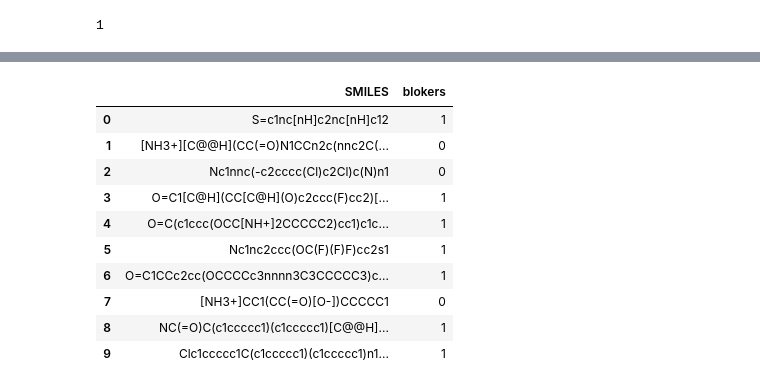
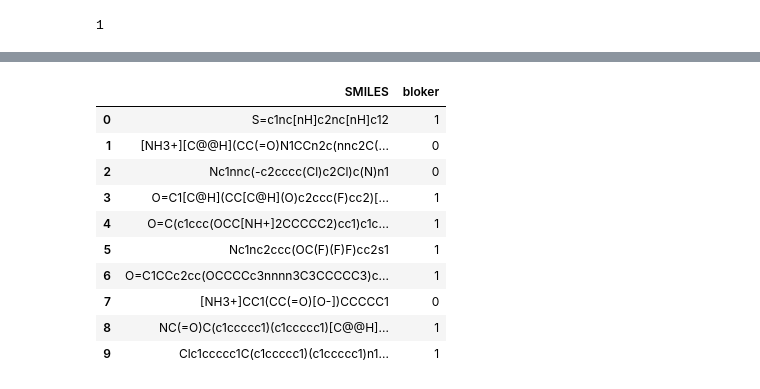
Before and after one commit to Mcotea/farm_hack, a Jupyter notebook: cardiotoxity.ipynb, the cells around one changed output, grey strips where cells are left out. Cells and saved outputs as stored; diff of their text form; code cells hidden in the pictures.

```diff
--- a/cardiotoxity.ipynb
+++ b/cardiotoxity.ipynb
@@ -37,7 +37,7 @@ dtypes: float64(1), int64(5), object(5)
 memory usage: 133.1+ KB
 # %%
 df1.drop(['IUPAC Name', 'PubChem CID', 'InChIKey', 'Toxicity Value'], axis=1, inplace=True)
-df1 = df1.drop_duplicates()
+df1 = df1.drop_duplicates(subset=['Canonical SMILES'], keep='last')
 corr = df1.corr()
 plt.figure(figsize = (16,5))
 sns.heatmap(corr, vmax=1, vmin=-1,
@@ -181,9 +181,9 @@ matches.sum()
 # %%
 data_from_df1 = df1[['Canonical SMILES', 'tr-30']]
-data_from_df1 = data_from_df1.rename(columns={"Canonical SMILES": 'SMILES', "tr-30": "blokers"})
+data_from_df1 = data_from_df1.rename(columns={"Canonical SMILES": 'SMILES', "tr-30": "bloker"})
 data_from_df1.head(10)
 # %% [output]
-|  | SMILES | blokers |
+|  | SMILES | bloker |
 | 0 | S=c1nc[nH]c2nc[nH]c12 | 1 |
 | 1 | [NH3+][C@@H](CC(=O)N1CCn2c(nnc2C(... | 0 |
 | 2 | Nc1nnc(-c2cccc(Cl)c2Cl)c(N)n1 | 0 |
```
Also changed, not shown: parts of 26 cells of this notebook.
